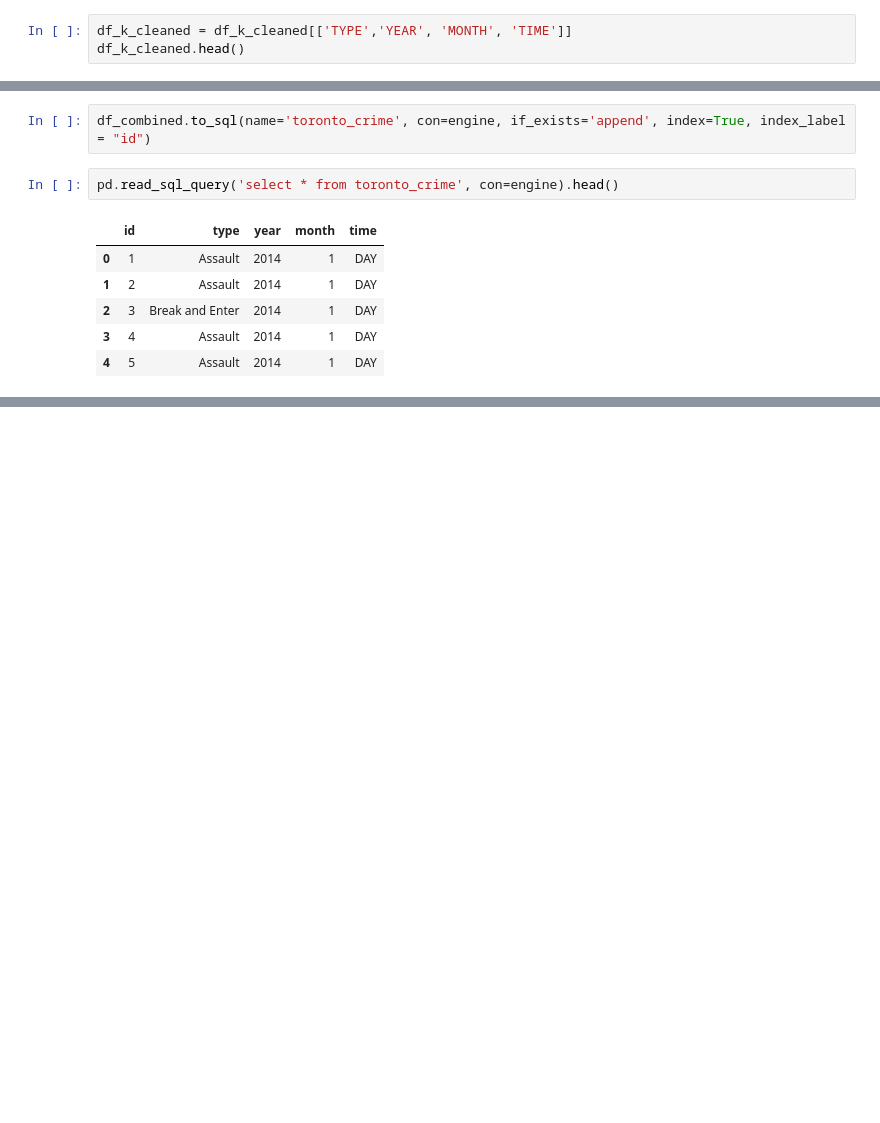
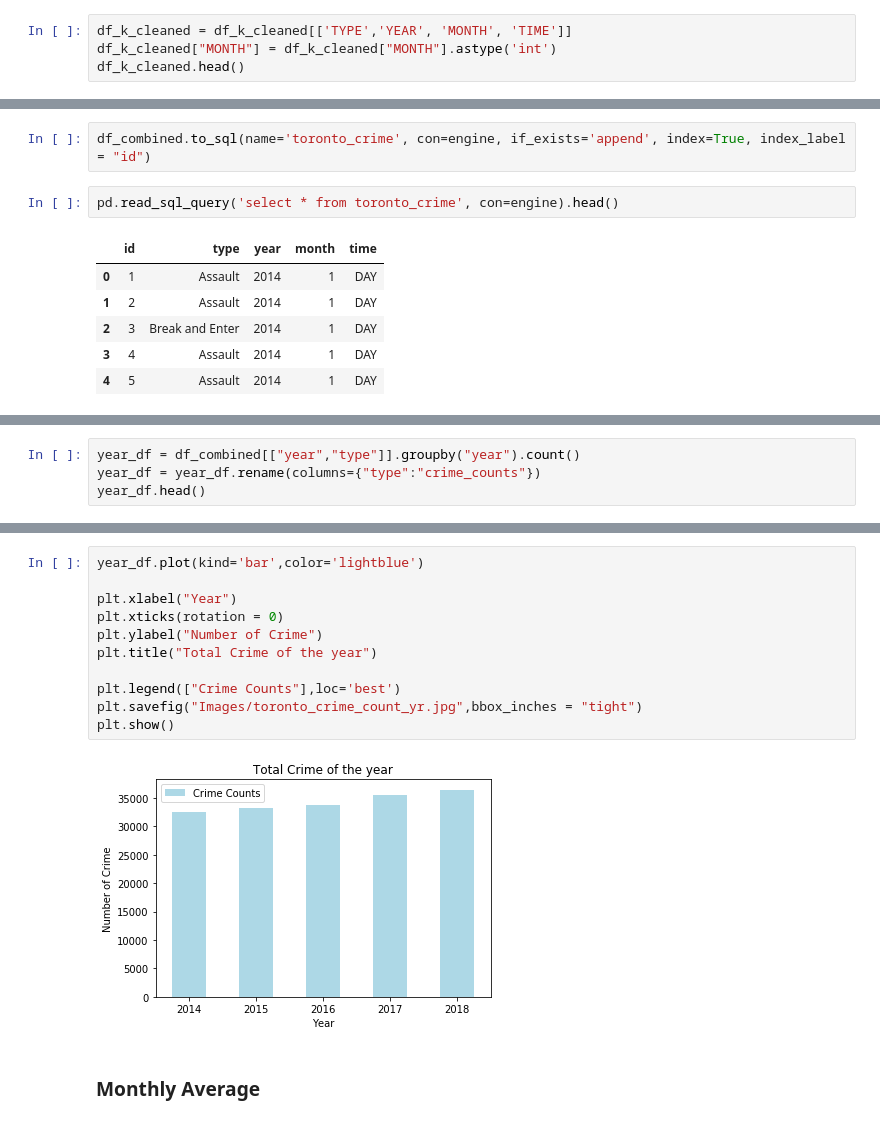
Before and after one commit to zarawang85/ETL_project, a Jupyter notebook: Toronto.ipynb, the cells around one changed output, grey strips where cells are left out. Drawn from its saved outputs; the diff is of its cells as text; blank space fills up the shorter version.

Commit message:
Toronto ETL and Graphs

```diff
--- a/Toronto.ipynb
+++ b/Toronto.ipynb
@@ -256,6 +288,7 @@ df_k_cleaned = df_k.loc[df_k["YEAR"] > 2013]
 df_k_cleaned = df_k_cleaned.reset_index(drop = True)
 # %%
 df_k_cleaned = df_k_cleaned[['TYPE','YEAR', 'MONTH', 'TIME']]
+df_k_cleaned["MONTH"] = df_k_cleaned["MONTH"].astype('int')
 df_k_cleaned.head()
 # %% [output]
 |  | TYPE | YEAR | MONTH | TIME |
@@ -354,0 +410,4 @@ pd.read_sql_query('select * from toronto_crime', con=engine).head()
+# %%
+year_df = df_combined[["year","type"]].groupby("year").count()
+year_df = year_df.rename(columns={"type":"crime_counts"})
+year_df.head()
@@ -354,0 +422,15 @@ pd.read_sql_query('select * from toronto_crime', con=engine).head()
+# %%
+year_df.plot(kind='bar',color='lightblue')
+
+plt.xlabel("Year")
+plt.xticks(rotation = 0)
+plt.ylabel("Number of Crime")
+plt.title("Total Crime of the year")
+
+plt.legend(["Crime Counts"],loc='best')
+plt.savefig("Images/toronto_crime_count_yr.jpg",bbox_inches = "tight")
+plt.show()
+# %% [output]
+[figure, added]
+# %% [markdown]
+### Monthly Average
```
Also changed, not shown: parts of 16 cells of this notebook.
